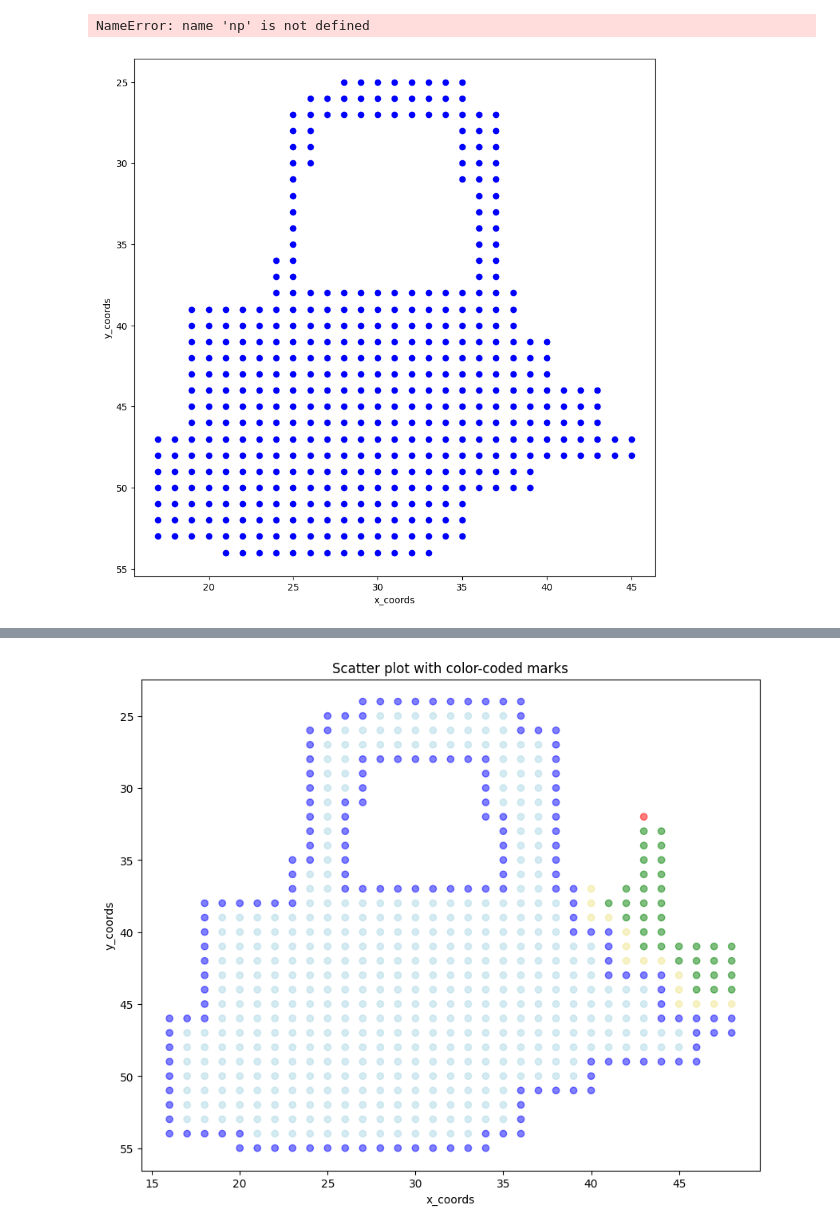
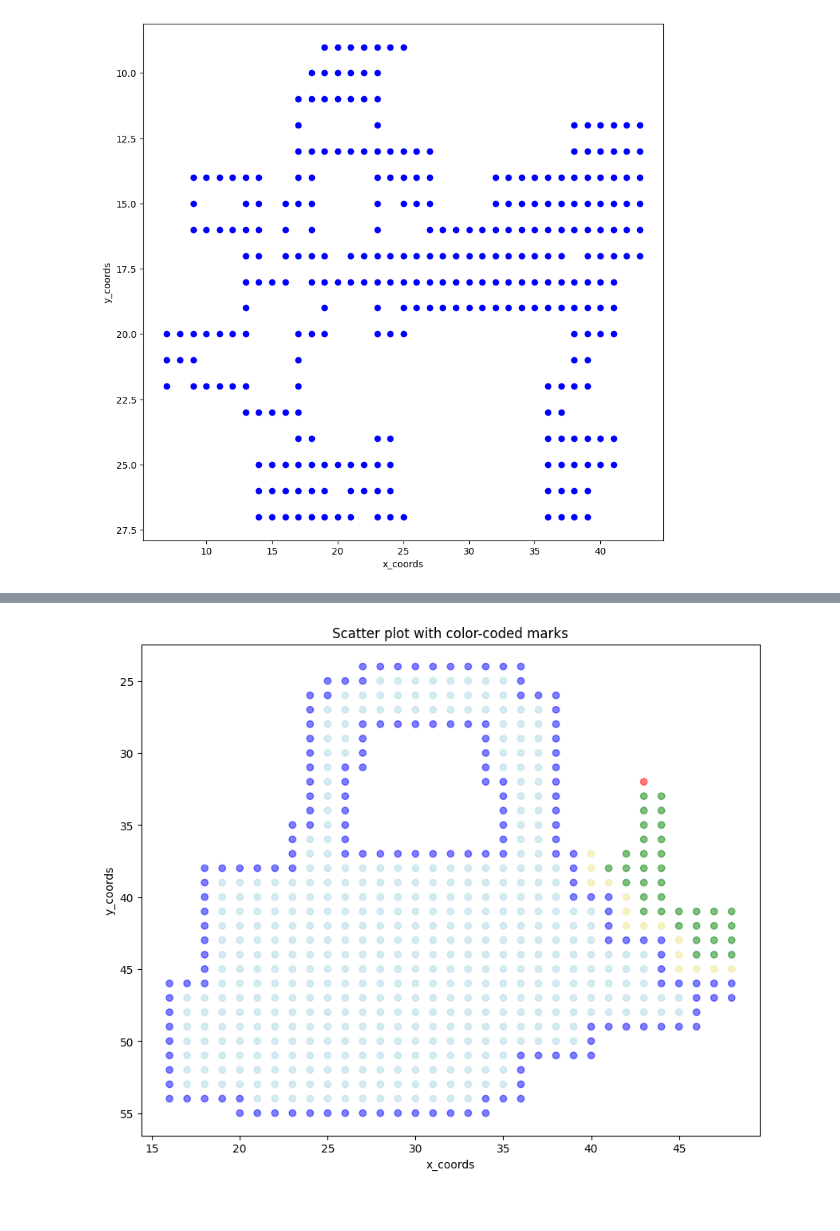
Before and after one commit to ShenShu2016/pokemmo_py_auto, a Jupyter notebook: tools/x_y_battle_area_analyize.ipynb, the cells around one changed output, grey strips where cells are left out. Cells and saved outputs as stored; diff of their text form; code cells hidden in the pictures.

```diff
--- a/tools/x_y_battle_area_analyize.ipynb
+++ b/tools/x_y_battle_area_analyize.ipynb
@@ -166,48 +147,46 @@ NameError: name 'ConvexHull' is not defined
 df = df.round(0)
 
 # 创建一个空的DataFrame，它的行和列分别代表y和x的值
-grid_df = pd.DataFrame(index=np.arange(int(df['y_coords'].min()), int(df['y_coords'].max()) + 1),
-                       columns=np.arange(int(df['x_coords'].min()), int(df['x_coords'].max()) + 1))
+grid_df = pd.DataFrame(index=np.arange(int(df['new_y'].min()), int(df['new_y'].max()) + 1),
+                       columns=np.arange(int(df['new_x'].min()), int(df['new_x'].max()) + 1))
 
 # 将存在的坐标点填充为1
 for _, row in df.iterrows():
-    grid_df.at[int(row['y_coords']), int(row['x_coords'])] = 1
+    grid_df.at[int(row['new_y']), int(row['new_x'])] = 1
 
 # # 反转y轴
-# grid_df = grid_df.iloc[::-1]
+#grid_df = grid_df.iloc[::-1]
 
 # 导出到Excel
-#grid_df.to_excel("coordinates.xlsx")
+grid_df.to_excel("PETALBURG CITY coordinates.xlsx")
-# %% [output]
-NameError: name 'np' is not defined
 # %%
 import pandas as pd
 import matplotlib.pyplot as plt
 import numpy as np
 
 # 读取Excel文件
-df = pd.read_excel("coordinates copy.xlsx", index_col=0)
+df = pd.read_excel("PETALBURG CITY coordinates.xlsx", index_col=0)
 
 # 反转y轴
-df = df.iloc[::-1]
+#df = df.iloc[::-1]
 
 # 获取非空单元格的坐标
 coords = np.argwhere(df.values == 1)
 x_coords = df.columns[coords[:, 1]].values
 y_coords = df.index[coords[:, 0]].values
 
 # 创建一个新的图形
 plt.figure(figsize=(10, 10))
 
 # 画出散点图
 plt.scatter(x_coords, y_coords, color='b')
 # y轴反转
 plt.gca().invert_yaxis()
 # 设定坐标轴的标题
 plt.xlabel('x_coords')
 plt.ylabel('y_coords')
 
 # 显示图形
 plt.show()
 # %% [output]
-[figure, old version]
+[figure, new version]
```
Also changed, not shown: parts of 24 cells of this notebook, 17 other files.
